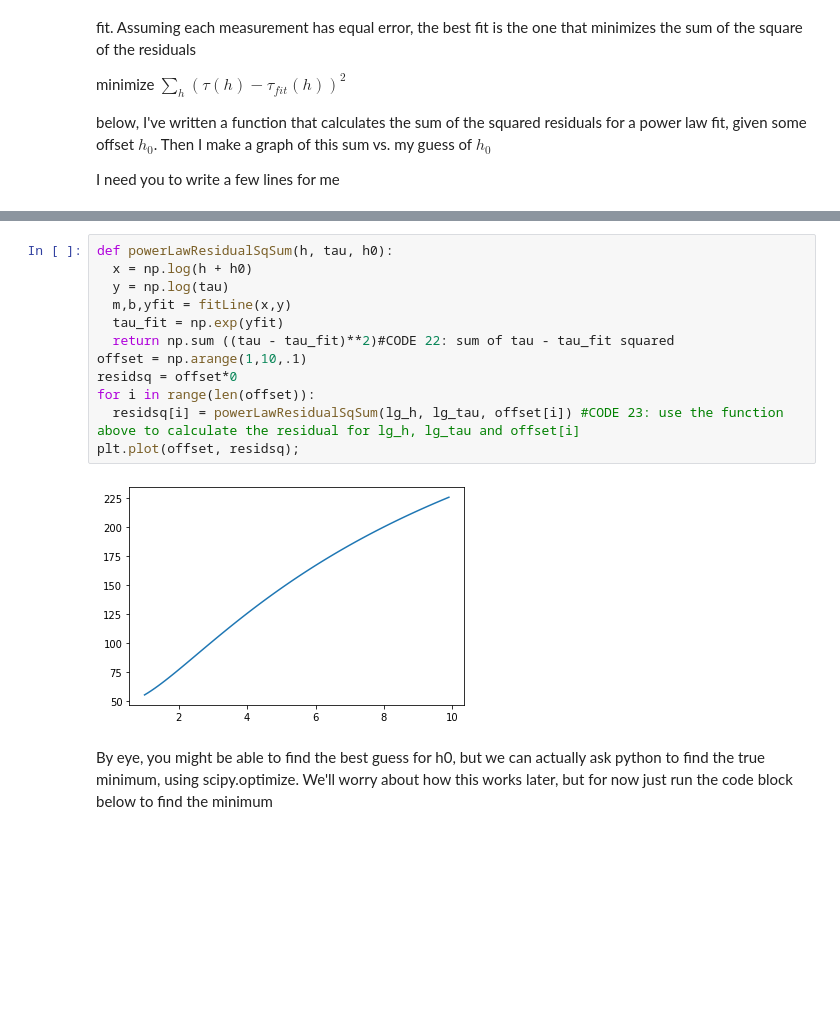
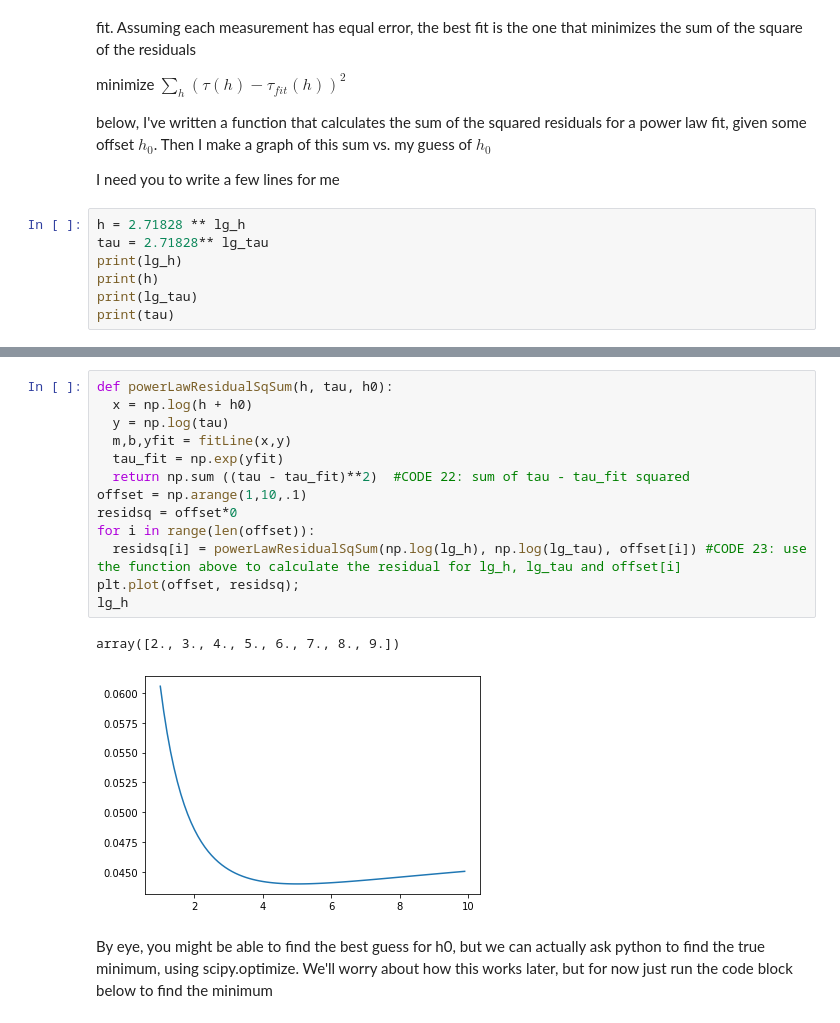
Before and after one commit to NYUExperimentalPhysics1-2021/labanalysis2-sk8980, a Jupyter notebook: LabAnalysis2.ipynb, the cells around one changed output, grey strips where cells are left out. Saved outputs shown, nothing was run; the diff lists cells and outputs as text; blank space fills up the shorter version.

```diff
--- a/LabAnalysis2.ipynb
+++ b/LabAnalysis2.ipynb
@@ -442,3 +437,10 @@ minimize $\sum_h(\tau(h) - \tau_{fit}(h))^2$
 below, I've written a function that calculates the sum of the squared residuals for a power law fit, given some offset $h_0$.  Then I make a graph of this sum vs. my guess of $h_0$
 
 I need you to write a few lines for me
+# %%
+h = 2.71828 ** lg_h
+tau = 2.71828** lg_tau
+print(lg_h)
+print(h)
+print(lg_tau)
+print(tau)
@@ -445,17 +455,19 @@ I need you to write a few lines for me
 # %%
 def powerLawResidualSqSum(h, tau, h0):
   x = np.log(h + h0)
   y = np.log(tau)
   m,b,yfit = fitLine(x,y)
   tau_fit = np.exp(yfit)
-  return np.sum ((tau - tau_fit)**2)#CODE 22: sum of tau - tau_fit squared
+  return np.sum ((tau - tau_fit)**2)  #CODE 22: sum of tau - tau_fit squared
 offset = np.arange(1,10,.1)
 residsq = offset*0
 for i in range(len(offset)):
-  residsq[i] = powerLawResidualSqSum(lg_h, lg_tau, offset[i]) #CODE 23: use the function above to calculate the residual for lg_h, lg_tau and offset[i]
+  residsq[i] = powerLawResidualSqSum(np.log(lg_h), np.log(lg_tau), offset[i]) #CODE 23: use the function above to calculate the residual for lg_h, lg_tau and offset[i]
 plt.plot(offset, residsq);
+lg_h
 # %% [output]
+array([2., 3., 4., 5., 6., 7., 8., 9.])
-[figure, old version]
+[figure, new version]
 # %% [markdown]
 By eye, you might be able to find the best guess for h0, but we can actually ask python to find the true minimum, using scipy.optimize. We'll worry about how this works later, but for now just run the code block below to find the minimum
 # %%
```
Also changed, not shown: parts of 5 cells of this notebook.
